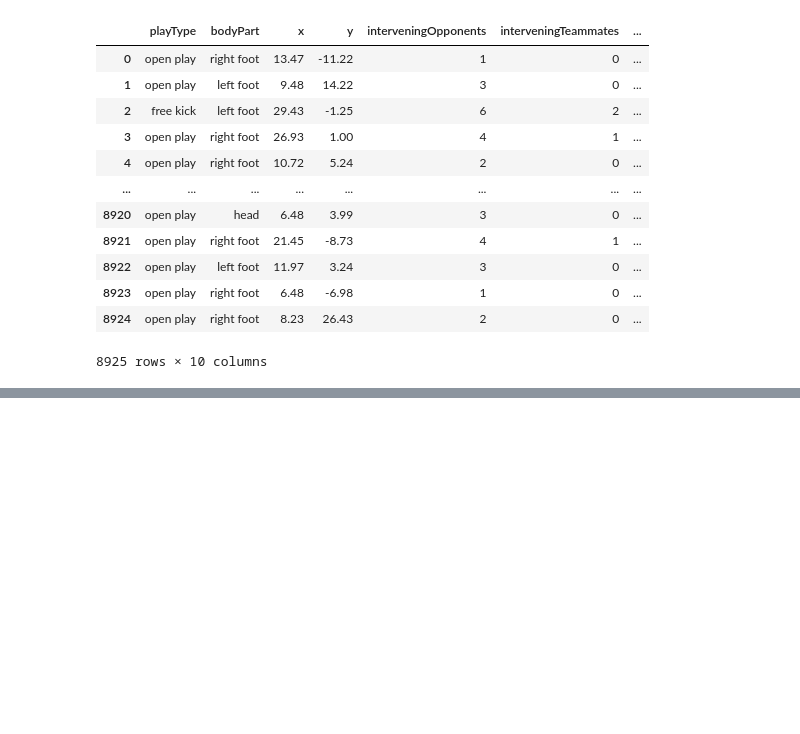
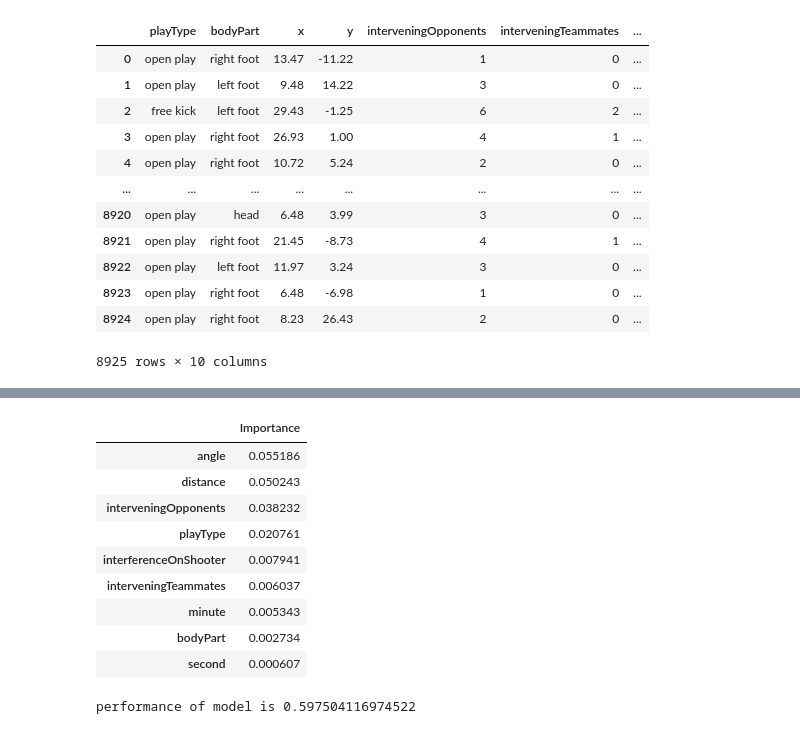
Before and after one commit to eslami200117/Data-Science, a Jupyter notebook: CA5/CA5.ipynb, the cells around one changed output, grey strips where cells are left out. Saved outputs shown, nothing was run; the diff lists cells and outputs as text; code cells hidden in the pictures; blank space fills up the shorter version.

```diff
--- a/CA5/CA5.ipynb
+++ b/CA5/CA5.ipynb
@@ -171,0 +174,42 @@ df
+# %%
+label_encoders = {}
+for column in ['playType', 'bodyPart', 'interferenceOnShooter', 'scoredGoal']:
+    le = LabelEncoder()
+    df[column] = le.fit_transform(df[column])
+    label_encoders[column] = le
+
+features = ['playType', 'bodyPart', 'interveningOpponents',
+            'interveningTeammates', 'interferenceOnShooter', 'minute', 'second', 'distance', 'angle']
+
+mi_scores = mutual_info_classif(df[features], df['scoredGoal'], discrete_features=False)
+temp = df.drop(['scoredGoal'], axis = 1)
+index = [col for col in list(temp.columns)]
+mi_results = pd.DataFrame({
+    #'Feature': features,
+    'Importance': mi_scores
+}, index = index)
+
+mi_results_sorted = mi_results.sort_values(by='Importance', ascending=False)
+mi_results_sorted
+# %% [output]
+|  | Importance |
+| angle | 0.055186 |
+| distance | 0.050243 |
+| interveningOpponents | 0.038232 |
+| playType | 0.020761 |
+| interferenceOnShooter | 0.007941 |
+| interveningTeammates | 0.006037 |
+| minute | 0.005343 |
+| bodyPart | 0.002734 |
+| second | 0.000607 |
+# %%
+model = AutoML(task='classification', time_budget=60, verbose=0)
+columns_to_train = mi_results_sorted[mi_results_sorted.Importance >= mi_results_sorted.Importance.quantile(.5)].index
+x = df[columns_to_train]
+y = df.scoredGoal
+model.fit(x,y)
+x_train,x_test , y_train,y_test = train_test_split(x,y, random_state=110, test_size=.3, stratify=y)
+y_pred = model.predict(x_test)
+print(f'performance of model is {roc_auc_score(y_test, y_pred)}')
+# %% [output]
+performance of model is 0.597504116974522
```
Also changed, not shown: parts of 1 cell of this notebook.
